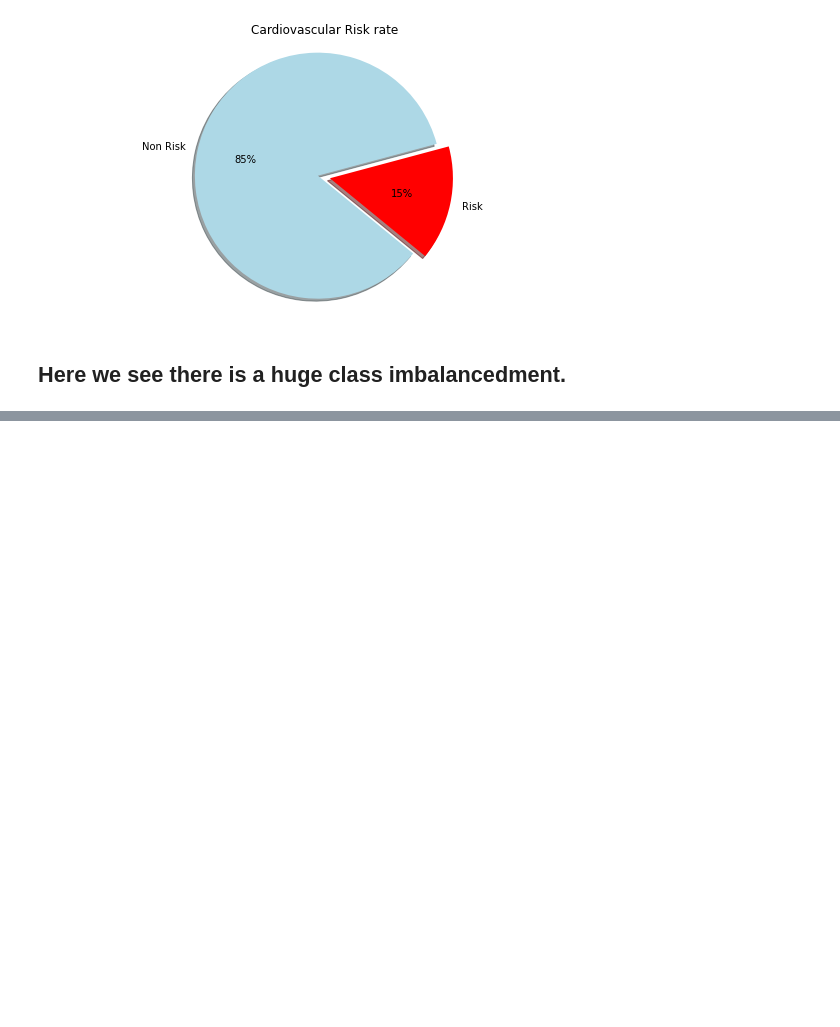
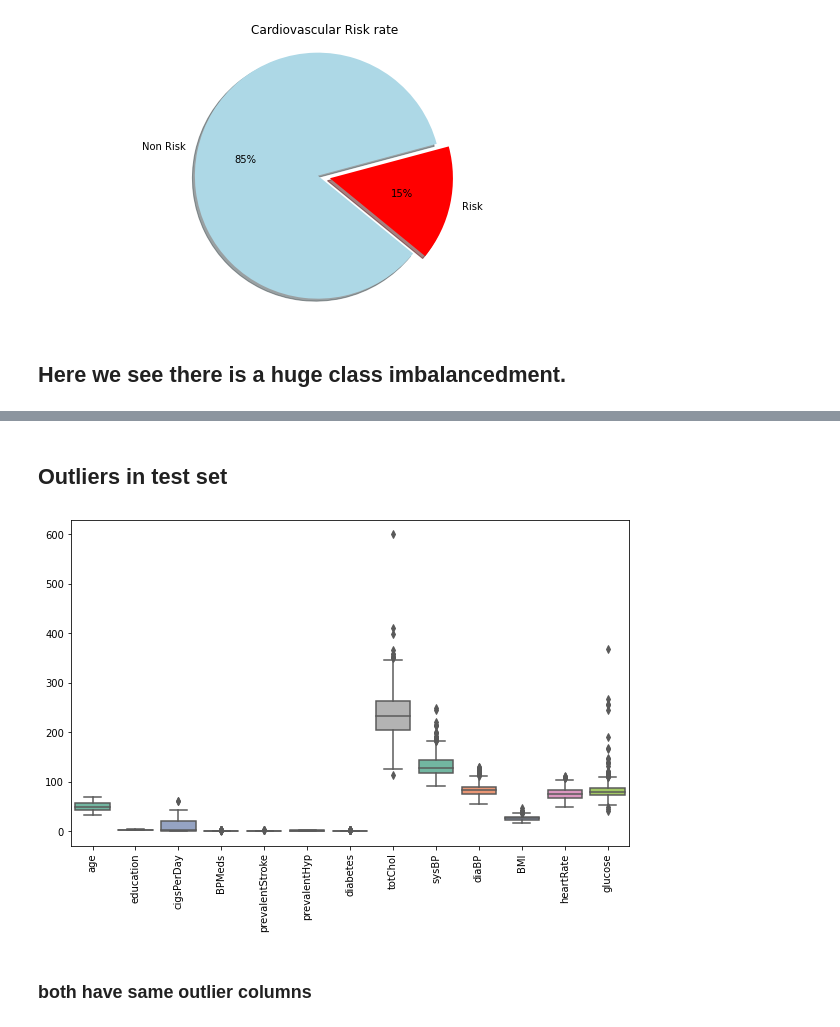
Before and after one commit to shirsh12/Cardiovascular-Risk-Prediction, a Jupyter notebook: Cardiovascular_Risk_Prediction.ipynb, the cells around one changed output, grey strips where cells are left out. Drawn from its saved outputs; the diff is of its cells as text; code cells hidden in the pictures; blank space fills up the shorter version.

```diff
--- a/Cardiovascular_Risk_Prediction.ipynb
+++ b/Cardiovascular_Risk_Prediction.ipynb
@@ -92,0 +322,8 @@ from sklearn.model_selection import train_test_split
+# %% [markdown]
+## Outliers in test set
+# %%
+plt.figure(figsize=(10,6))
+plt.xticks(rotation=90)
+ax= sns.boxplot(data=final_testX[continous_columns],orient='v',palette='Set2')
+# %% [output]
+[figure, added]
@@ -92,0 +332,2 @@ from sklearn.model_selection import train_test_split
+# %% [markdown]
+### both have same outlier columns
```
Also changed, not shown: parts of 105 cells of this notebook.
